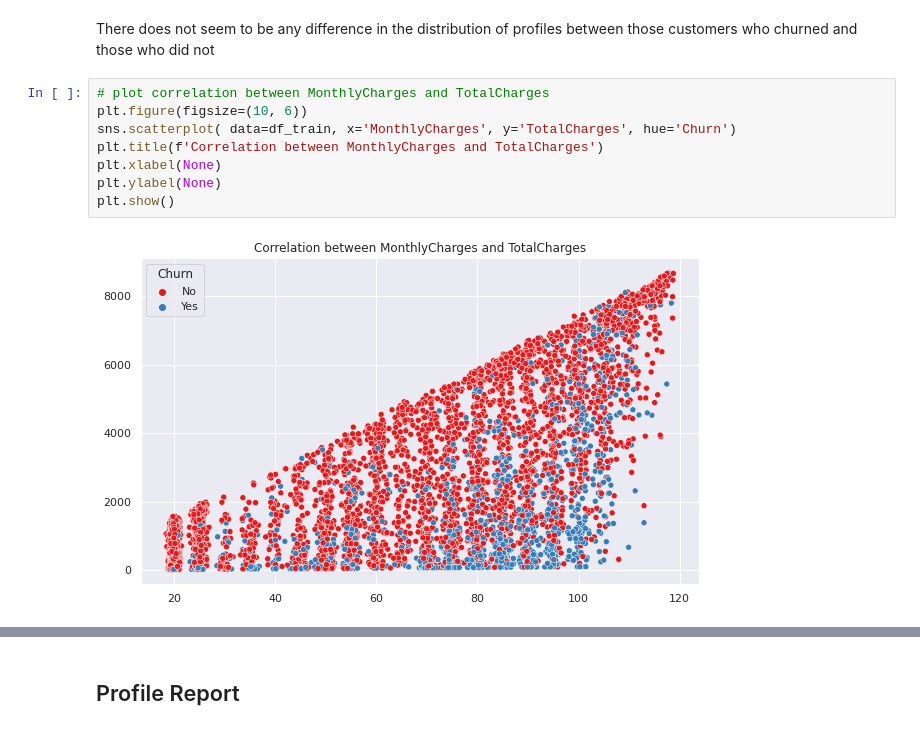
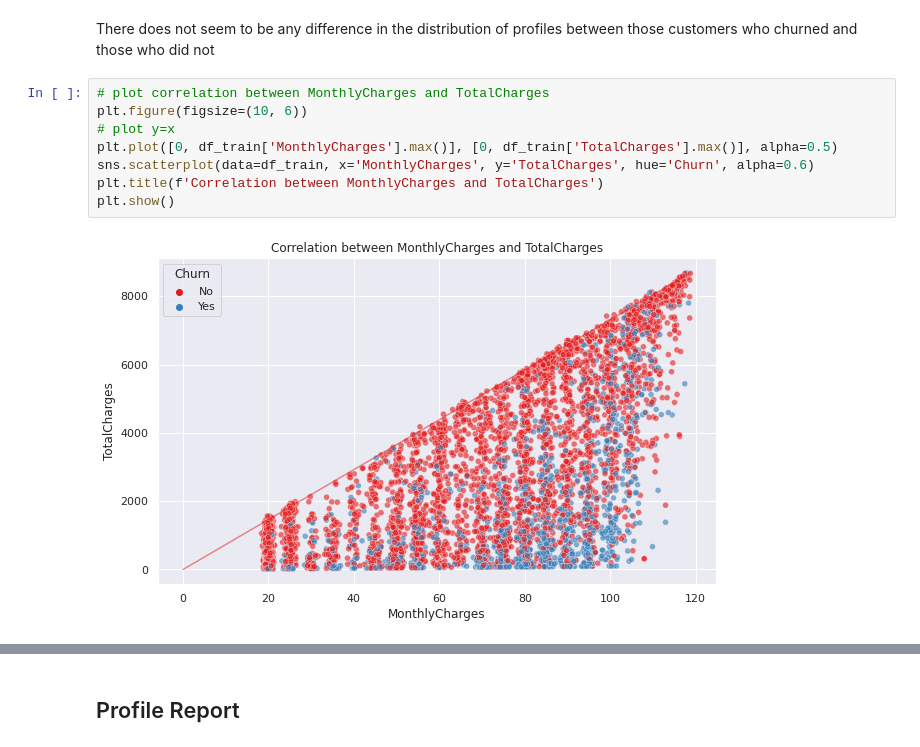
Before and after one commit to NikkiSatmaka/sticky-customers-operation, a Jupyter notebook: h8dsft_Milestone1P2_nikki_satmaka.ipynb, the cells around one changed output, grey strips where cells are left out. Drawn from its saved outputs; the diff is of its cells as text.

```diff
--- a/h8dsft_Milestone1P2_nikki_satmaka.ipynb
+++ b/h8dsft_Milestone1P2_nikki_satmaka.ipynb
@@ -715,10 +715,10 @@ There does not seem to be any difference in the distribution of profiles between
 # %%
 # plot correlation between MonthlyCharges and TotalCharges
 plt.figure(figsize=(10, 6))
-sns.scatterplot( data=df_train, x='MonthlyCharges', y='TotalCharges', hue='Churn')
+# plot y=x
+plt.plot([0, df_train['MonthlyCharges'].max()], [0, df_train['TotalCharges'].max()], alpha=0.5)
+sns.scatterplot(data=df_train, x='MonthlyCharges', y='TotalCharges', hue='Churn', alpha=0.6)
 plt.title(f'Correlation between MonthlyCharges and TotalCharges')
-plt.xlabel(None)
-plt.ylabel(None)
 plt.show()
 # %% [output]
-[figure, old version]
+[figure, new version]
```
Also changed, not shown: parts of 40 cells of this notebook.
